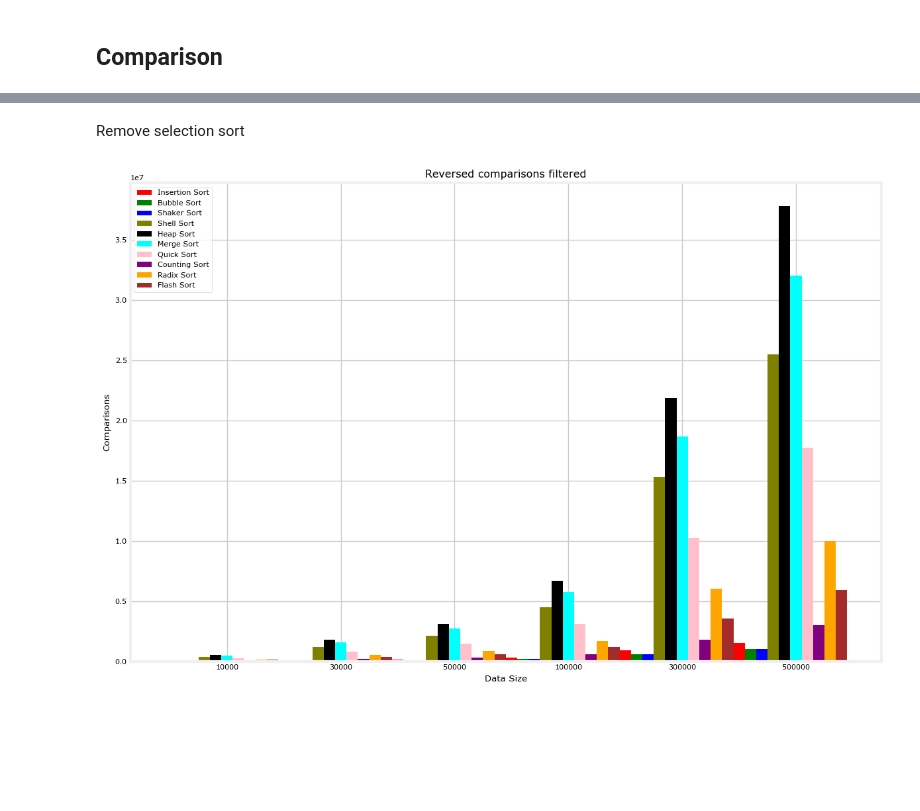
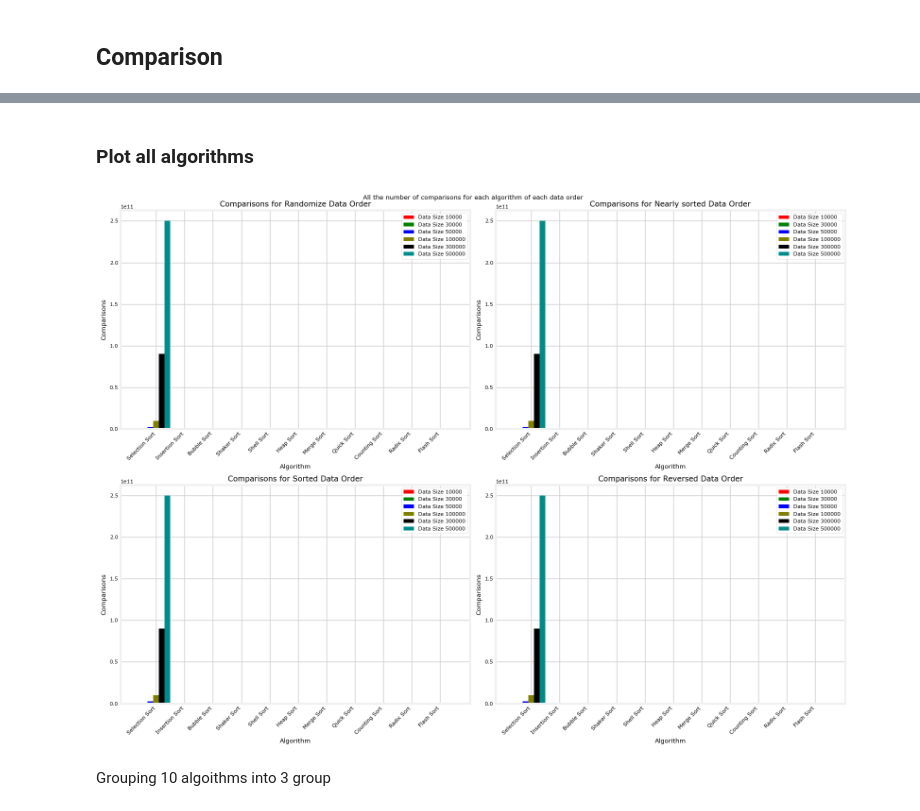
Before and after one commit to magnusdtd/sort-project, a Jupyter notebook: Chart_sort.ipynb, the cells around one changed output, grey strips where cells are left out. Cells and saved outputs as stored; diff of their text form; code cells hidden in the pictures; blank space fills up the shorter version.

```diff
--- a/Chart_sort.ipynb
+++ b/Chart_sort.ipynb
@@ -229,8 +156,0 @@ plot_comparison("Reversed", data_sizes, algorithms, colors)
-# %% [markdown]
-Remove selection sort
-# %%
-excluded_algorithms = ['selection-sort']
-filtered_algorithms = [algorithm for algorithm in algorithms if algorithm not in excluded_algorithms]
-plot_comparison("Reversed", data_sizes, filtered_algorithms, colors, "Reversed comparisons filtered")
-# %% [output]
-[figure, removed]
@@ -236,0 +181,40 @@ plot_comparison("Reversed", data_sizes, filtered_algorithms, colors, "Reversed c
+# %% [markdown]
+### Plot all algorithms
+# %%
+def plot_comparison_for_all_algorithms(data_orders_, data_sizes_, algorithms_, colors_, fig_name = ''):
+    fig, axes = plt.subplots(2, 2, figsize=(16, 12))
+    axes = axes.flatten()
+
+    bar_width = 0.2
+    index = range(len(algorithms_))
+
+    for ax, data_order_ in zip(axes, data_orders_):
+        for i, (size, color) in enumerate(zip(data_sizes_, colors_)):
+            comparisons = []
+            for algorithm in algorithms_:
+                row = df[(df['Data Order'] == data_order_) & (df['Algorithm'] == algorithm) & (df['Data Size'] == size)]
+                if not row.empty:
+                    comparisons.append(row['Comparisons'].values[0])
+                else:
+                    comparisons.append(0)
+            ax.bar([p + bar_width * i for p in index], comparisons, bar_width, color=color, label=f'Data Size {size}')
+
+        ax.set_title(f"Comparisons for {data_order_} Data Order")
+        ax.set_xlabel("Algorithm")
+        ax.set_ylabel("Comparisons")
+        ax.set_xticks([p + bar_width * (len(data_sizes_) / 2) for p in index])
+        ax.set_xticklabels([algorithm.replace('-', ' ').title() for algorithm in algorithms_], rotation=45, ha='right')
+        ax.legend()
+        ax.grid(True)
+
+    plt.tight_layout()
+    if fig_name:
+        plt.suptitle(fig_name)
+    save_fig(f"{'_'.join([order.lower().replace(' ', '_') for order in data_orders_])}_comparisons" if not fig_name else fig_name.lower().replace(' ', '_'))
+    plt.show()
+# %%
+plot_comparison_for_all_algorithms(data_orders, data_sizes, algorithms, colors, "All the number of comparisons for each algorithm of each data order")
+# %% [output]
+[figure, added]
+# %% [markdown]
+Grouping 10 algoithms into 3 group
```
Also changed, not shown: parts of 31 cells of this notebook, 1 other file.
